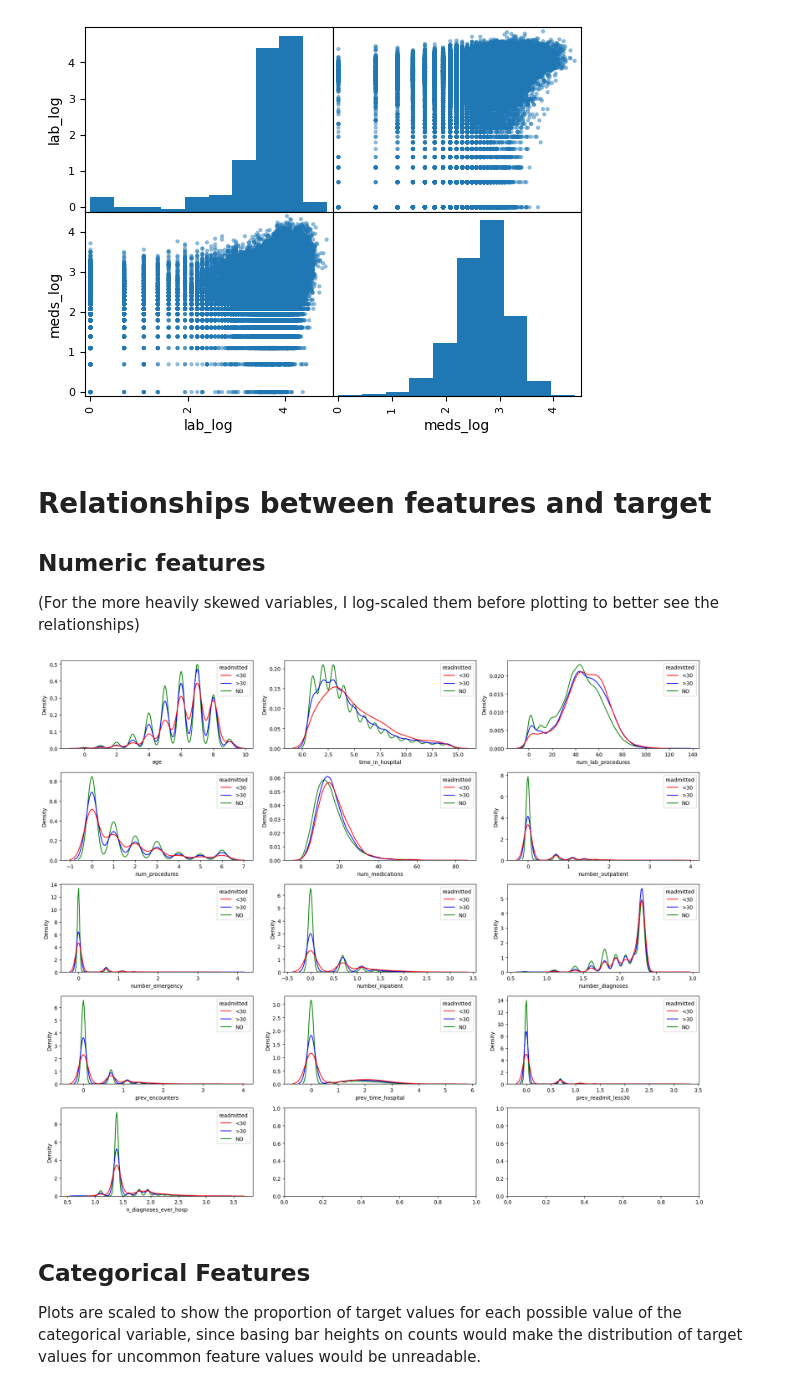
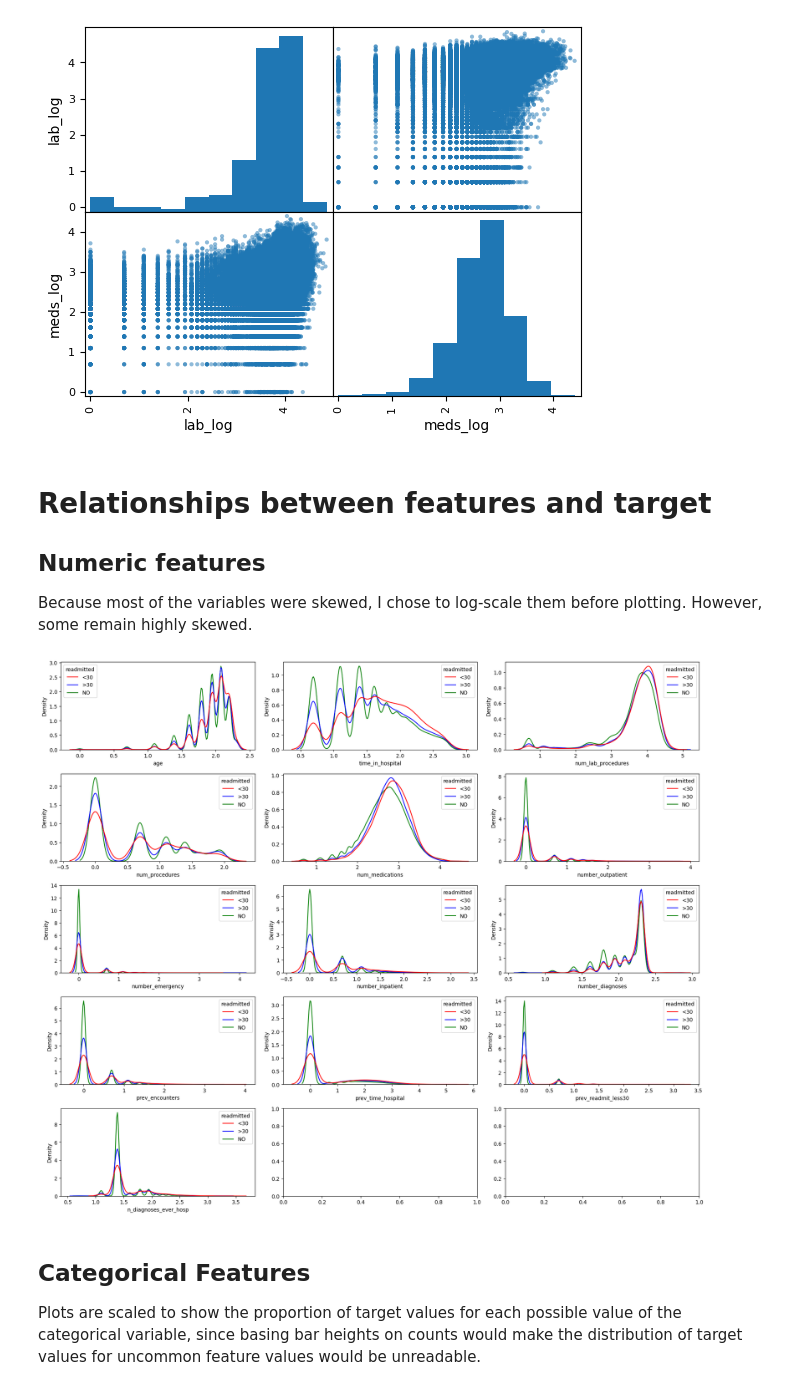
Before and after one commit to bennettJG/data17200project, a Jupyter notebook: Data_Preparation.ipynb, the cells around one changed output. Cells and saved outputs as stored; diff of their text form; code cells hidden in the pictures.

Commit message:
Still trying to scale better ughhh

```diff
--- a/Data_Preparation.ipynb
+++ b/Data_Preparation.ipynb
@@ -493,21 +493,21 @@ array([[<Axes: xlabel='lab_log', ylabel='lab_log'>,
 
 ## Numeric features
 
-(For the more heavily skewed variables, I log-scaled them before plotting to better see the relationships)
+Because most of the variables were skewed, I chose to log-scale them before plotting. However, some remain highly skewed.
 # %%
 import seaborn as sns
 fig, ax = plt.subplots(5, 3, figsize=(18, 15))
 axes = np.ravel(ax)
 
 highly_skewed_cols = ['prev_encounters', 'number_outpatient', 'number_emergency', 'number_inpatient', 'number_diagnoses', 'prev_time_hospital', 'prev_readmit_less30', 'n_diagnoses_ever_hosp']
-train_withlog = pd.concat([np.log(train[highly_skewed_cols]+1), train.drop(highly_skewed_cols, axis=1)], axis=1).drop('patient_nbr', axis=1)
+train_withlog = pd.concat([train['readmitted'], np.log1p(train[num_cols])], axis=1)
 for a, c in zip(axes, num_cols):
     sns.kdeplot(x=c, data=train_withlog, hue='readmitted', palette={'<30': 'r', '>30': 'b', 'NO': 'g'}, ax=a, common_norm=False)
     a.set_xlabel(c)
 
 plt.tight_layout()
 # %% [output]
-[figure, old version]
+[figure, new version]
 # %% [markdown]
 ## Categorical Features
 
```
Also changed, not shown: parts of 2 cells of this notebook.
